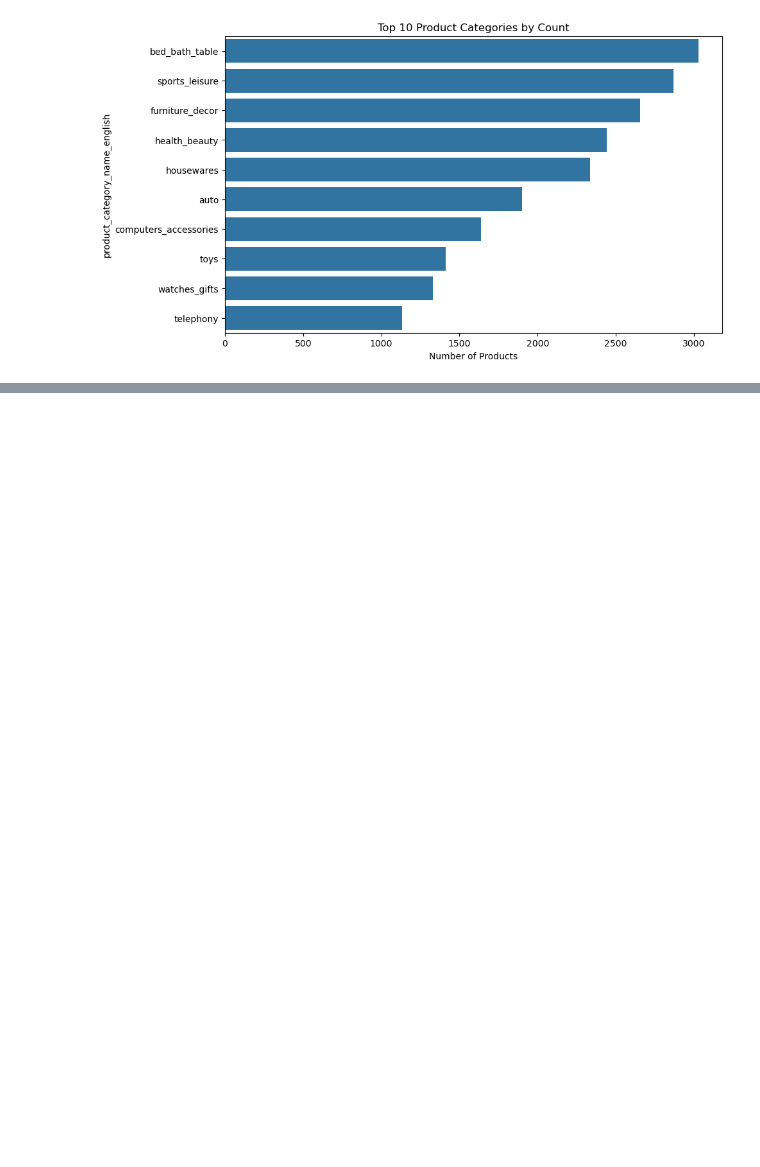
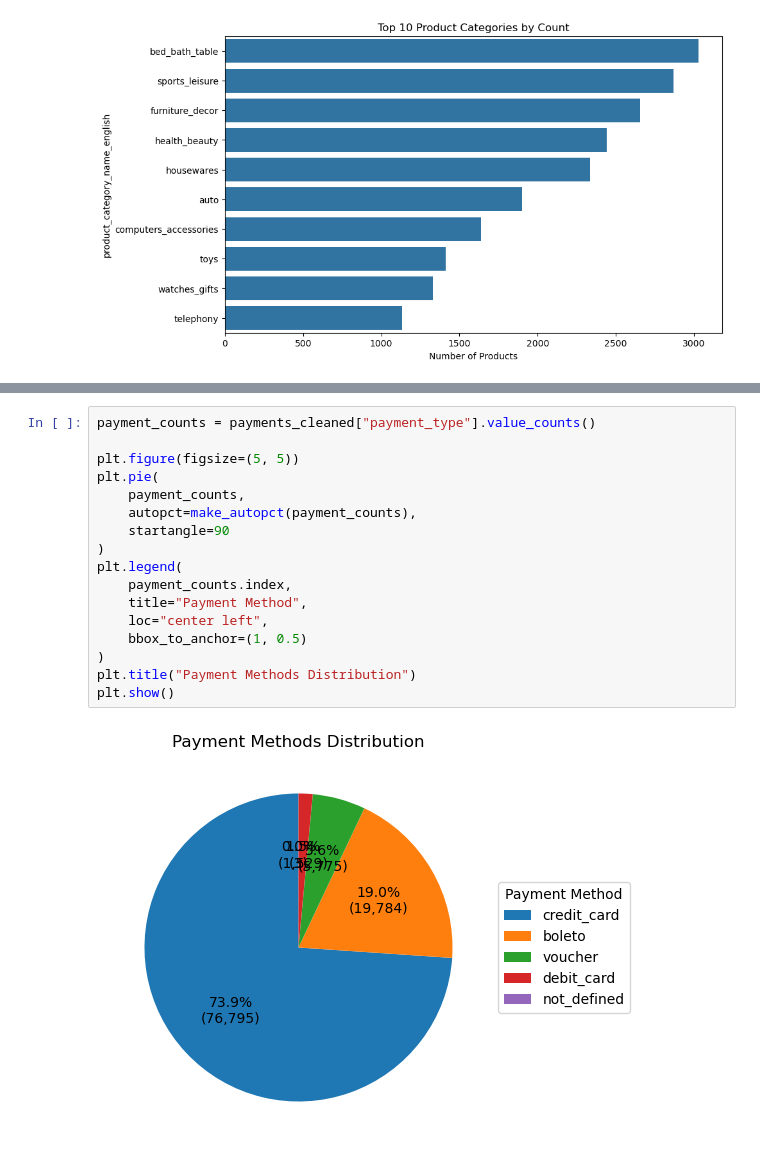
Before and after one commit to AminrezaAman/brazilian-ecommerce-analytics, a Jupyter notebook: notebooks/03_Exploratory_Data_Analysis.ipynb, the cells around one changed output, grey strips where cells are left out. Cells and saved outputs as stored; diff of their text form; blank space fills up the shorter version.

```diff
--- a/notebooks/03_Exploratory_Data_Analysis.ipynb
+++ b/notebooks/03_Exploratory_Data_Analysis.ipynb
@@ -528,0 +715,19 @@ plt.show()
+# %%
+payment_counts = payments_cleaned["payment_type"].value_counts()
+
+plt.figure(figsize=(5, 5))
+plt.pie(
+    payment_counts,
+    autopct=make_autopct(payment_counts),
+    startangle=90
+)
+plt.legend(
+    payment_counts.index,
+    title="Payment Method",
+    loc="center left",
+    bbox_to_anchor=(1, 0.5)
+)
+plt.title("Payment Methods Distribution")
+plt.show()
+# %% [output]
+[figure, added]
```
Also changed, not shown: parts of 25 cells of this notebook.
